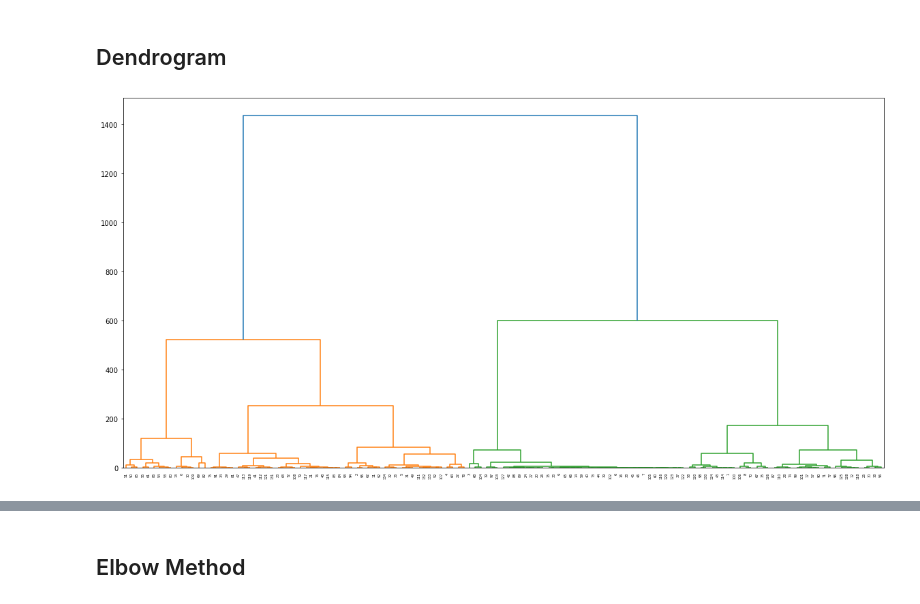
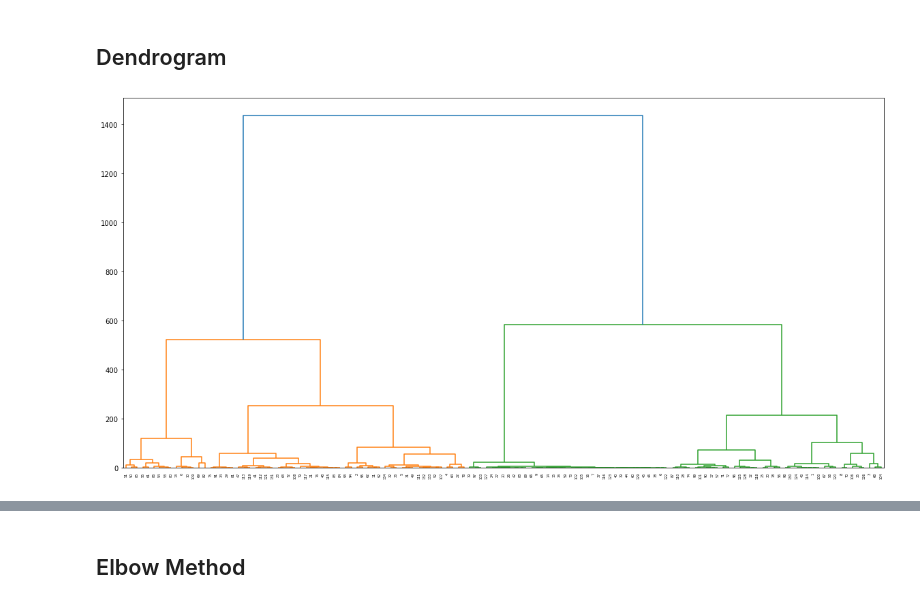
Before and after one commit to pforjoeUPS/RMP, a Jupyter notebook: Cluster Analysis/scripts/Cluster Analysis.ipynb, the cells around one changed output, grey strips where cells are left out. Saved outputs shown, nothing was run; the diff lists cells and outputs as text; code cells hidden in the pictures.

```diff
--- a/Cluster Analysis/scripts/Cluster Analysis.ipynb
+++ b/Cluster Analysis/scripts/Cluster Analysis.ipynb
@@ -78,9 +78,9 @@ print(len(normalized_hm))
 # %% [markdown]
 ## Dendrogram
 # %%
-links = shc.linkage(X_principal, method = 'ward')
+links = shc.linkage(normalized_hm, method = 'ward')
 plt.figure(figsize = (20,10))
 plt.xticks(rotation = 45)
 dend = shc.dendrogram(links)
 # %% [output]
-[figure, old version]
+[figure, new version]
```
Also changed, not shown: parts of 3 cells of this notebook.
